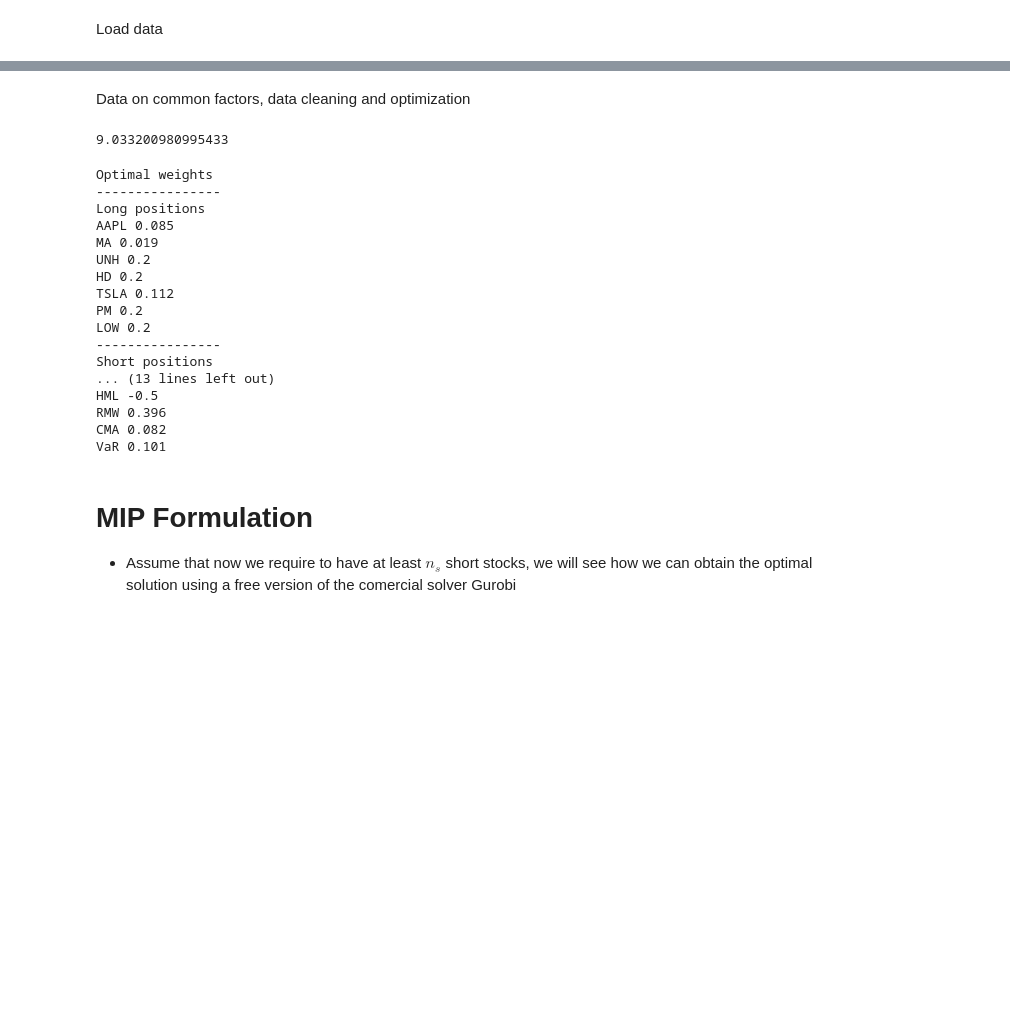
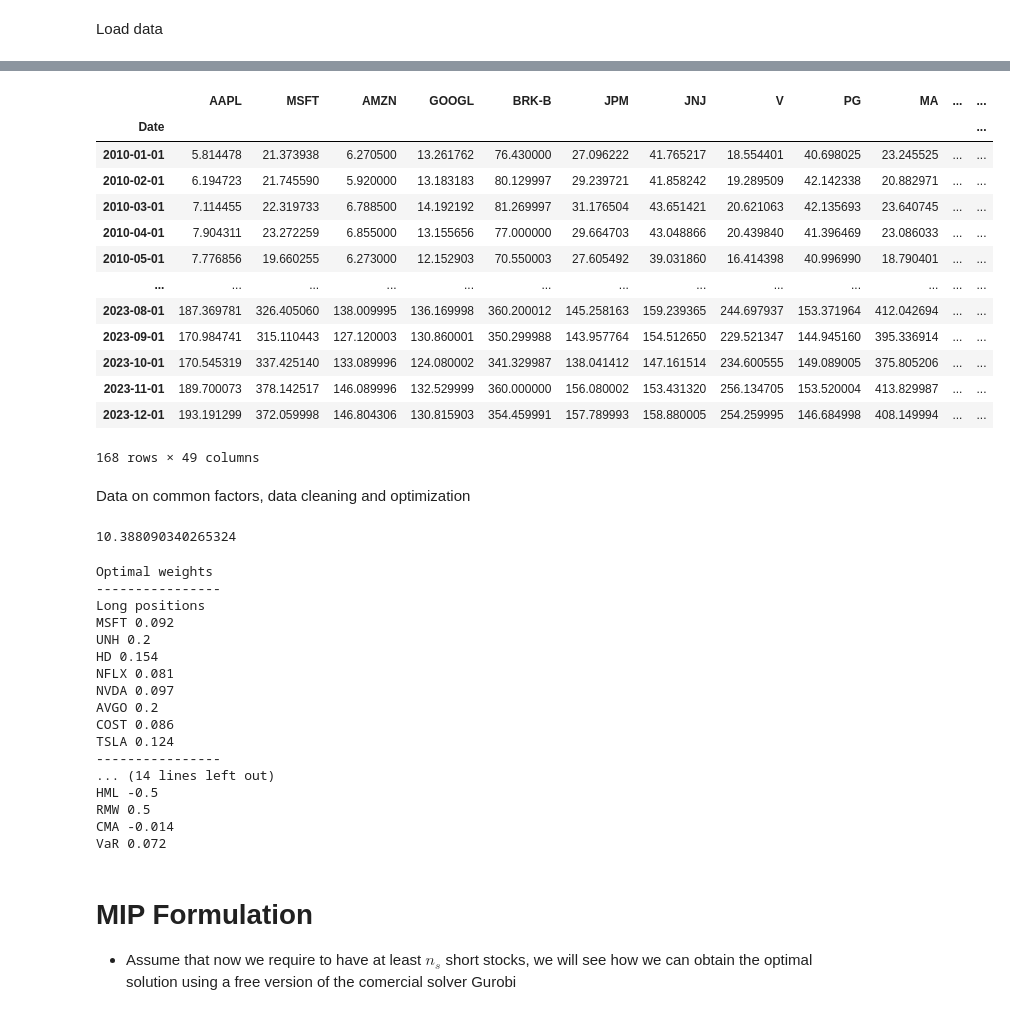
Before and after one commit to jfimbett/RM_Lux, a Jupyter notebook: code_rm.ipynb, the cells around one changed output, grey strips where cells are left out. Cells and saved outputs as stored; diff of their text form; code cells hidden in the pictures; blank space fills up the shorter version.

```diff
--- a/code_rm.ipynb
+++ b/code_rm.ipynb
@@ -38,6 +16,10 @@ showVaR(portfolio, 5)
 Load data
 # %%
 import pandas as pd
+import numpy as np
+from matplotlib import pyplot as plt
+import yfinance as yf
+yf.pdr_override() # <== that's all it takes :-)
 from pandas_datareader import data as wb
 import requests
 from tqdm import tqdm
@@ -47,7 +29,7 @@ session.headers['User-Agent'] = 'Mozilla/5.0 (Macintosh; Intel Mac OS X 10_10_1)
 
 
 # load historical prices for the 50 largest US stocks
-tickers = ['AAPL', 'MSFT', 'AMZN', 'GOOGL', 'FB',
+tickers = ['AAPL', 'MSFT', 'AMZN', 'GOOGL',
            'BRK-B', 'JPM', 'JNJ', 'V', 'PG',
            'MA', 'UNH', 'HD', 'VZ', 'INTC',
            'DIS', 'CMCSA', 'PFE', 'ADBE', 'KO',
@@ -59,7 +41,7 @@ tickers = ['AAPL', 'MSFT', 'AMZN', 'GOOGL', 'FB',
            'UNP', 'UPS', 'LOW', 'BA', 'GME']
 data = pd.DataFrame()
 for t in tqdm(tickers):
-    data[t] = wb.get_data_yahoo(t, '2010-1-1', interval = 'm', session = session)['Adj Close']
+    data[t] = wb.get_data_yahoo(t, start='2010-1-1', interval = '1mo', session = session)['Adj Close']
 
 
 # calculate the log returns
@@ -92,3 +70,20 @@ dtype: float64
+# %%
+data
+# %% [output]
+|  | AAPL | MSFT | AMZN | GOOGL | BRK-B | JPM | JNJ | V | PG | MA | ... | ... |
+| Date |  |  |  |  |  |  |  |  |  |  |  | ... |
+| 2010-01-01 | 5.814478 | 21.373938 | 6.270500 | 13.261762 | 76.430000 | 27.096222 | 41.765217 | 18.554401 | 40.698025 | 23.245525 | ... | ... |
+| 2010-02-01 | 6.194723 | 21.745590 | 5.920000 | 13.183183 | 80.129997 | 29.239721 | 41.858242 | 19.289509 | 42.142338 | 20.882971 | ... | ... |
+| 2010-03-01 | 7.114455 | 22.319733 | 6.788500 | 14.192192 | 81.269997 | 31.176504 | 43.651421 | 20.621063 | 42.135693 | 23.640745 | ... | ... |
+| 2010-04-01 | 7.904311 | 23.272259 | 6.855000 | 13.155656 | 77.000000 | 29.664703 | 43.048866 | 20.439840 | 41.396469 | 23.086033 | ... | ... |
+| 2010-05-01 | 7.776856 | 19.660255 | 6.273000 | 12.152903 | 70.550003 | 27.605492 | 39.031860 | 16.414398 | 40.996990 | 18.790401 | ... | ... |
+| ... | ... | ... | ... | ... | ... | ... | ... | ... | ... | ... | ... | ... |
+| 2023-08-01 | 187.369781 | 326.405060 | 138.009995 | 136.169998 | 360.200012 | 145.258163 | 159.239365 | 244.697937 | 153.371964 | 412.042694 | ... | ... |
+| 2023-09-01 | 170.984741 | 315.110443 | 127.120003 | 130.860001 | 350.299988 | 143.957764 | 154.512650 | 229.521347 | 144.945160 | 395.336914 | ... | ... |
+| 2023-10-01 | 170.545319 | 337.425140 | 133.089996 | 124.080002 | 341.329987 | 138.041412 | 147.161514 | 234.600555 | 149.089005 | 375.805206 | ... | ... |
+| 2023-11-01 | 189.700073 | 378.142517 | 146.089996 | 132.529999 | 360.000000 | 156.080002 | 153.431320 | 256.134705 | 153.520004 | 413.829987 | ... | ... |
+| 2023-12-01 | 193.191299 | 372.059998 | 146.804306 | 130.815903 | 354.459991 | 157.789993 | 158.880005 | 254.259995 | 146.684998 | 408.149994 | ... | ... |
+168 rows × 49 columns
 # %% [markdown]
 Data on common factors, data cleaning and optimization
 # %%
@@ -182,7 +177,7 @@ U = lambda x : 1000*(x[:N].T @ mu \
 x_test = np.concatenate((np.ones(N)/N, np.ones(N)/N, np.zeros(N), [0]))
 U(x_test)
 # %% [output]
-9.033200980995433
+10.388090340265324
 # %%
 #%%
 constraints = []
@@ -273,20 +268,20 @@ else:
 Optimal weights
 ----------------
 Long positions
-AAPL 0.085
-MA 0.019
+MSFT 0.092
 UNH 0.2
-HD 0.2
-TSLA 0.112
-PM 0.2
-LOW 0.2
+HD 0.154
+NFLX 0.081
+NVDA 0.097
+AVGO 0.2
+COST 0.086
+TSLA 0.124
 ----------------
-Short positions
-... (13 lines left out)
+... (14 lines left out)
 HML -0.5
-RMW 0.396
-CMA 0.082
-VaR 0.101
+RMW 0.5
+CMA -0.014
+VaR 0.072
 # %% [markdown]
 # MIP Formulation
 
```
Also changed, not shown: parts of 7 cells of this notebook.
